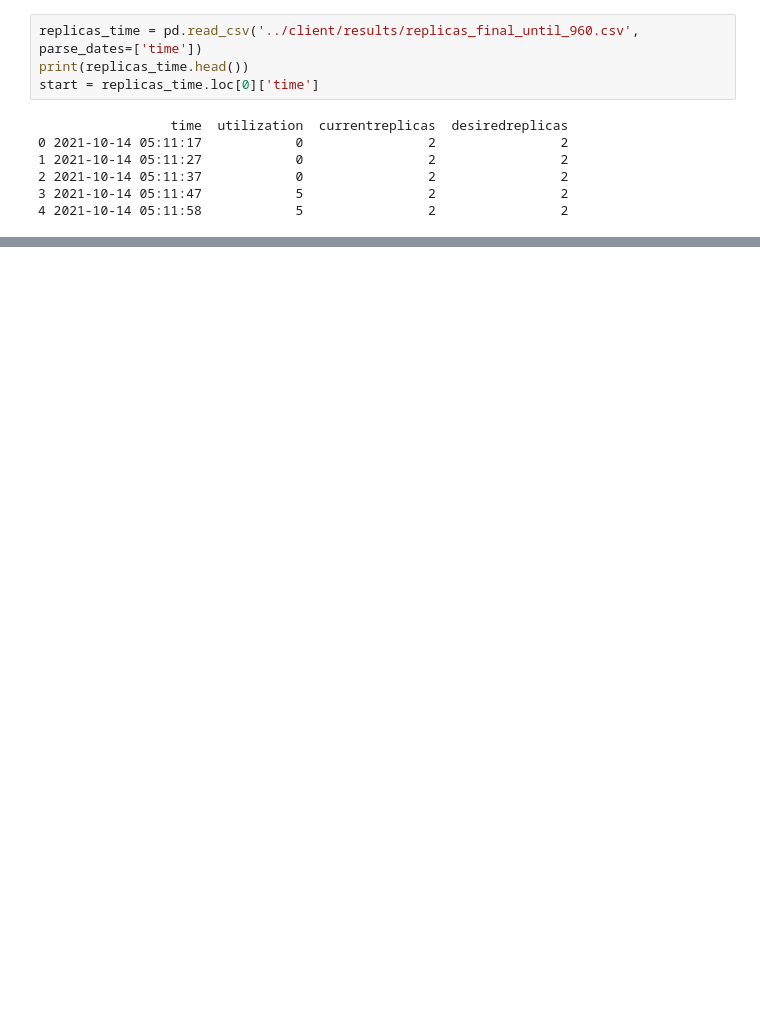
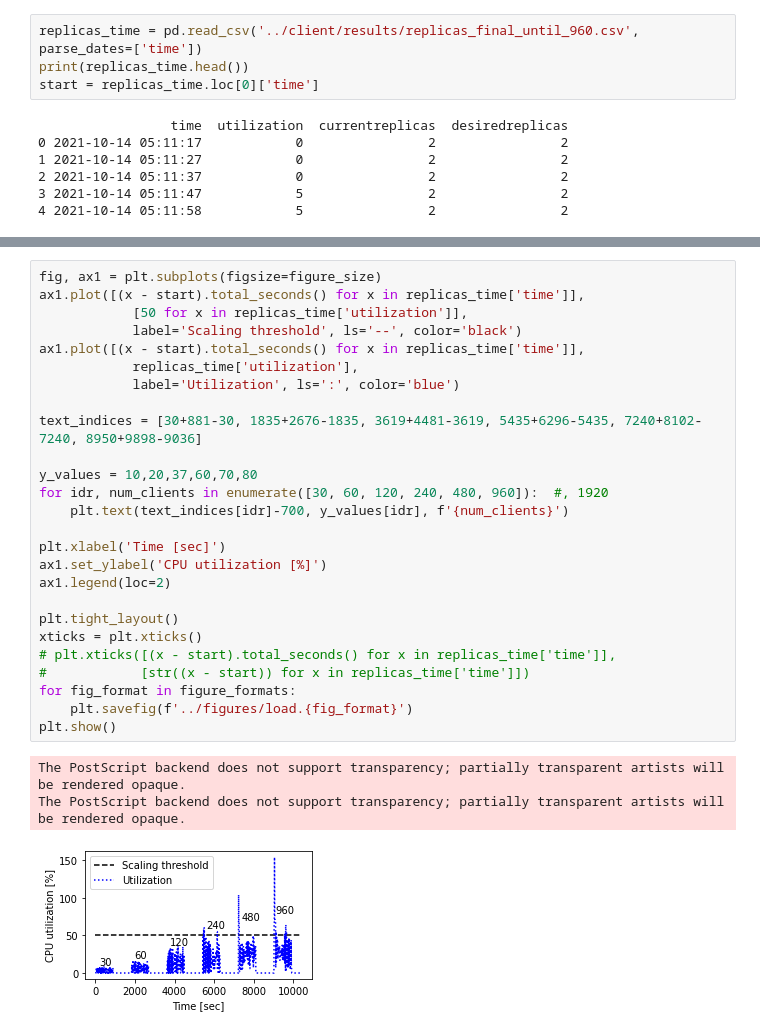
Before and after one commit to carlosnatalino/2022-OFC-unsupervised-learning, a Jupyter notebook: ml/plot-results.ipynb, the cells around one changed output, grey strips where cells are left out. Drawn from its saved outputs; the diff is of its cells as text; blank space fills up the shorter version.

```diff
--- a/ml/plot-results.ipynb
+++ b/ml/plot-results.ipynb
@@ -238,0 +277,30 @@ The PostScript backend does not support transparency; partially transparent arti
+# %%
+fig, ax1 = plt.subplots(figsize=figure_size)
+ax1.plot([(x - start).total_seconds() for x in replicas_time['time']],
+            [50 for x in replicas_time['utilization']],
+            label='Scaling threshold', ls='--', color='black')
+ax1.plot([(x - start).total_seconds() for x in replicas_time['time']],
+            replicas_time['utilization'],
+            label='Utilization', ls=':', color='blue')
+
+text_indices = [30+881-30, 1835+2676-1835, 3619+4481-3619, 5435+6296-5435, 7240+8102-7240, 8950+9898-9036]
+
+y_values = 10,20,37,60,70,80
+for idr, num_clients in enumerate([30, 60, 120, 240, 480, 960]):  #, 1920
+    plt.text(text_indices[idr]-700, y_values[idr], f'{num_clients}')
+
+plt.xlabel('Time [sec]')
+ax1.set_ylabel('CPU utilization [%]')
+ax1.legend(loc=2)
+
+plt.tight_layout()
+xticks = plt.xticks()
+# plt.xticks([(x - start).total_seconds() for x in replicas_time['time']],
+#            [str((x - start)) for x in replicas_time['time']])
+for fig_format in figure_formats:
+    plt.savefig(f'../figures/load.{fig_format}')
+plt.show()
+# %% [output]
+The PostScript backend does not support transparency; partially transparent artists will be rendered opaque.
+The PostScript backend does not support transparency; partially transparent artists will be rendered opaque.
+[figure, added]
```
Also changed, not shown: parts of 7 cells of this notebook, 46 other files.
